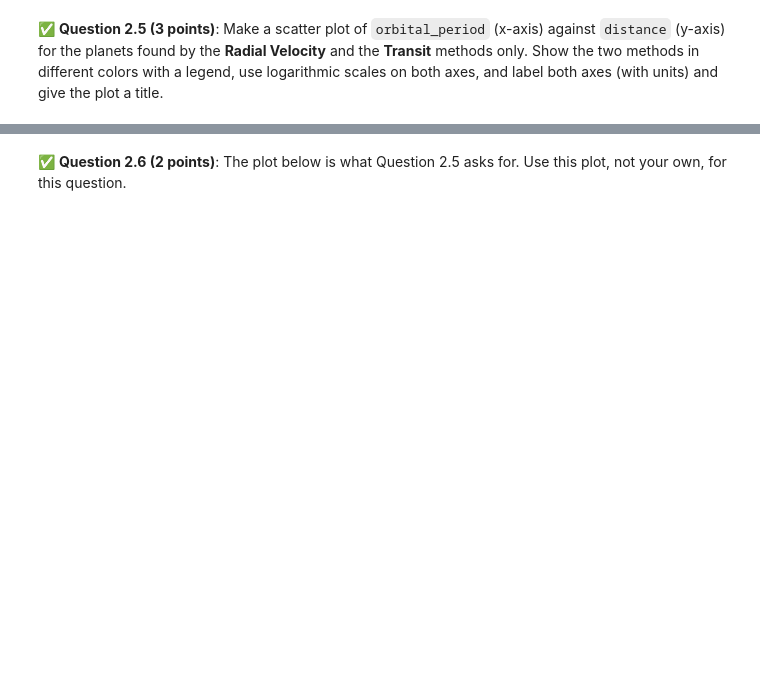
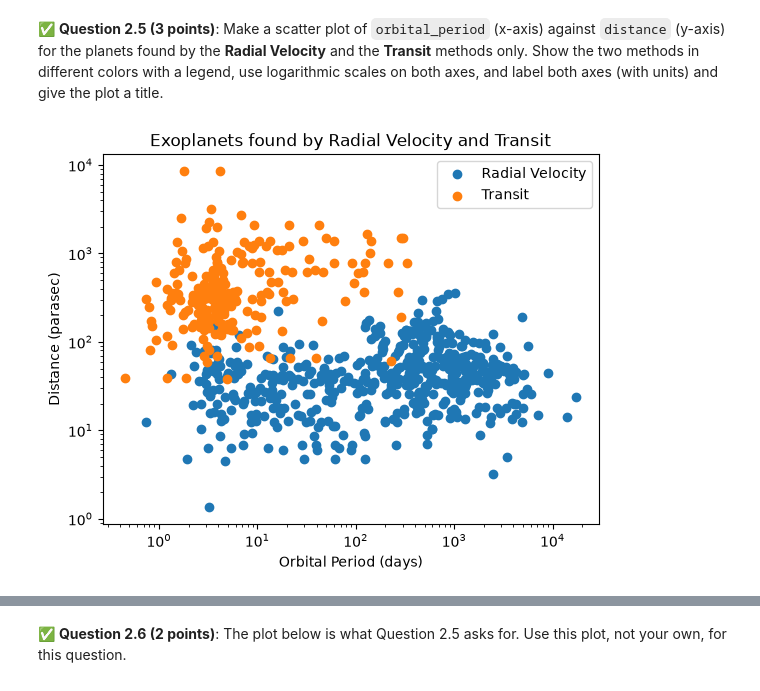
Before and after one commit to ethan-kigundu/CMSE202-f26-turnin, a Jupyter notebook: midterm/CMSE202-Midterm-Section001-STUDENT-F26_GS.ipynb, the cells around one changed output, grey strips where cells are left out. Drawn from its saved outputs; the diff is of its cells as text; code cells hidden in the pictures; blank space fills up the shorter version.

```diff
--- a/midterm/CMSE202-Midterm-Section001-STUDENT-F26_GS.ipynb
+++ b/midterm/CMSE202-Midterm-Section001-STUDENT-F26_GS.ipynb
@@ -106,0 +117,6 @@ In this part you will explore a dataset of planets that have been discovered aro
+# %%
+### Put your code here:
+import pandas as pd
+planets = pd.read_csv("planets.csv")
+print(planets.shape)
+print(planets.head(5))
@@ -136,3 +197,18 @@ _Put your sentence here_
+# %%
+### Put your code here:
+import matplotlib.pyplot as plt
+
+
+plt.scatter(planets[planets['method'] == "Radial Velocity"]['orbital_period'],planets[planets['method'] == "Radial Velocity"]['distance'],label="Radial Velocity")
+plt.scatter(planets[planets['method'] == "Transit"]['orbital_period'],planets[planets['method'] == "Transit"]['distance'],label="Transit")
+plt.legend()
+plt.title("Exoplanets found by Radial Velocity and Transit")
+plt.ylabel("Distance (parasec)")
+plt.xlabel("Orbital Period (days)")
+plt.xscale('log')
+plt.yscale('log')
+# %% [output]
+[figure, added]
 # %% [markdown]
 <!-- END QUESTION -->
 <!-- DO NOT MODIFY OR DELETE THIS CELL -->
```
Also changed, not shown: parts of 17 cells of this notebook.
